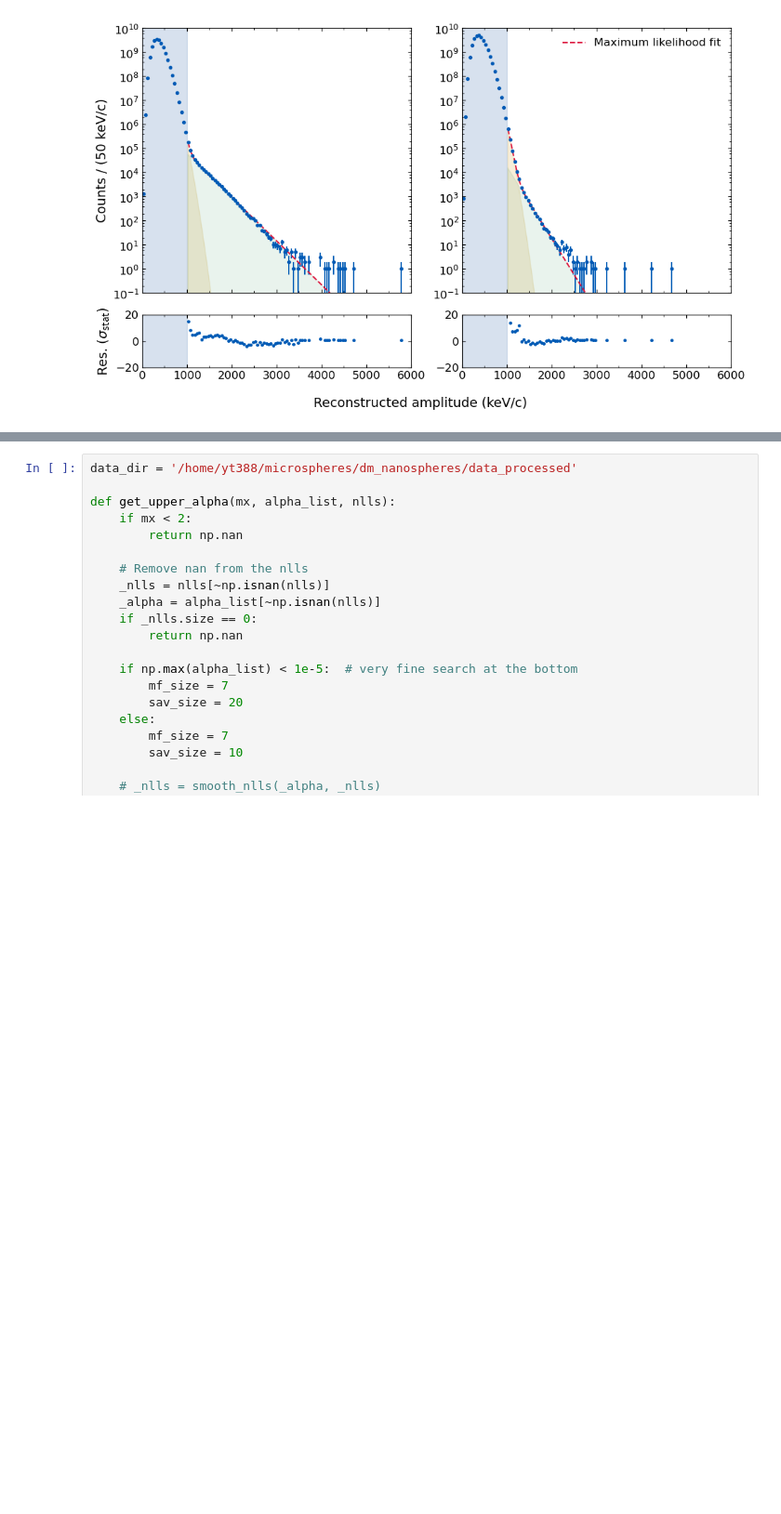
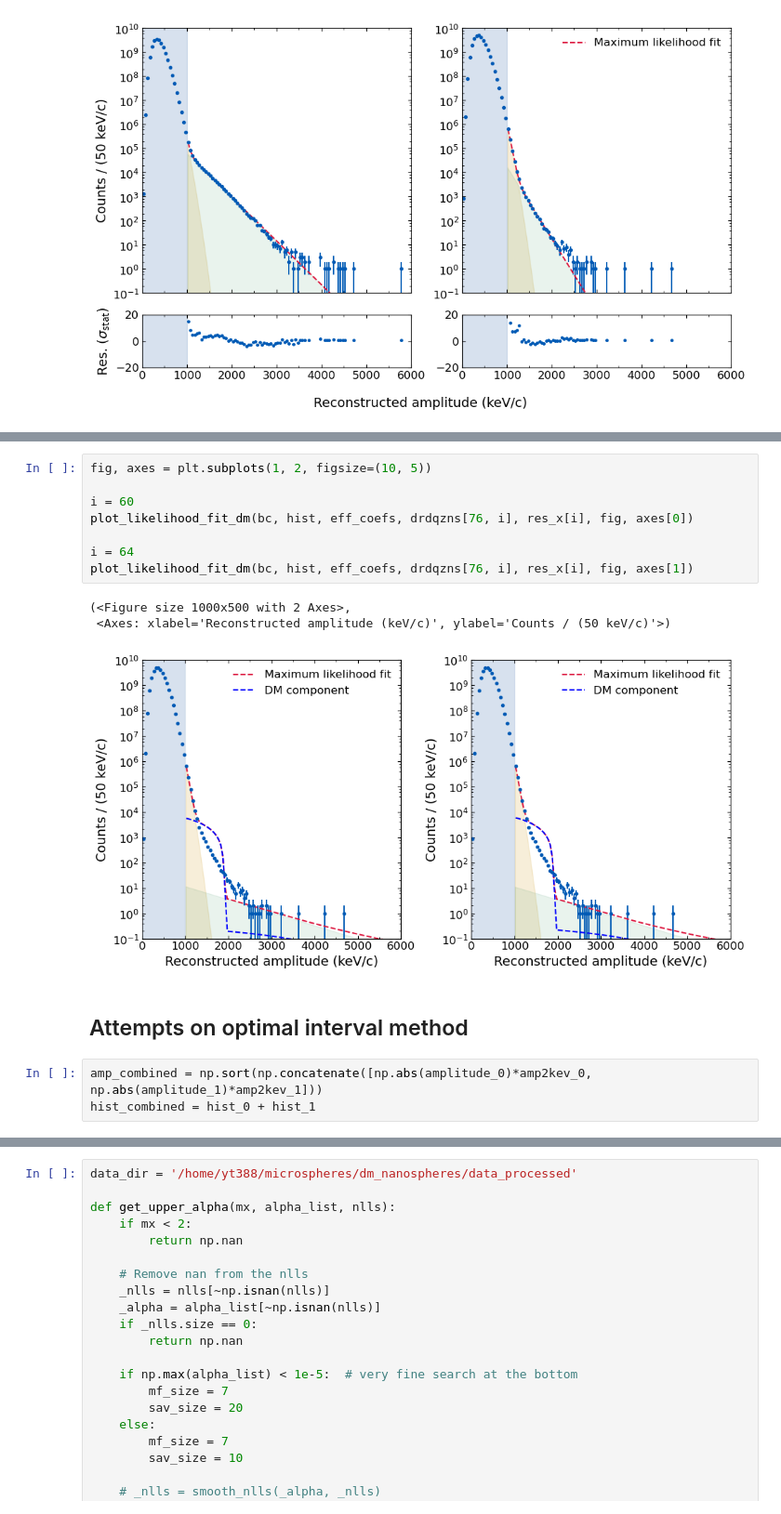
Before and after one commit to yuhants/dm_nanospheres, a Jupyter notebook: analysis_notebooks/sphere_combined_dm_analysis.ipynb, the cells around one changed output, grey strips where cells are left out. Shown at 93% size. Saved outputs shown, nothing was run; the diff lists cells and outputs as text; blank space fills up the shorter version.

```diff
--- a/analysis_notebooks/sphere_combined_dm_analysis.ipynb
+++ b/analysis_notebooks/sphere_combined_dm_analysis.ipynb
@@ -313,0 +365,17 @@ plt.plot(nll)
+# %%
+fig, axes = plt.subplots(1, 2, figsize=(10, 5))
+
+i = 60
+plot_likelihood_fit_dm(bc, hist, eff_coefs, drdqzns[76, i], res_x[i], fig, axes[0])
+
+i = 64
+plot_likelihood_fit_dm(bc, hist, eff_coefs, drdqzns[76, i], res_x[i], fig, axes[1])
+# %% [output]
+(<Figure size 1000x500 with 2 Axes>,
+ <Axes: xlabel='Reconstructed amplitude (keV/c)', ylabel='Counts / (50 keV/c)'>)
+[figure, added]
+# %% [markdown]
+## Attempts on optimal interval method
+# %%
+amp_combined = np.sort(np.concatenate([np.abs(amplitude_0)*amp2kev_0, np.abs(amplitude_1)*amp2kev_1]))
+hist_combined = hist_0 + hist_1
```
Also changed, not shown: parts of 16 cells of this notebook, 1 other file.
